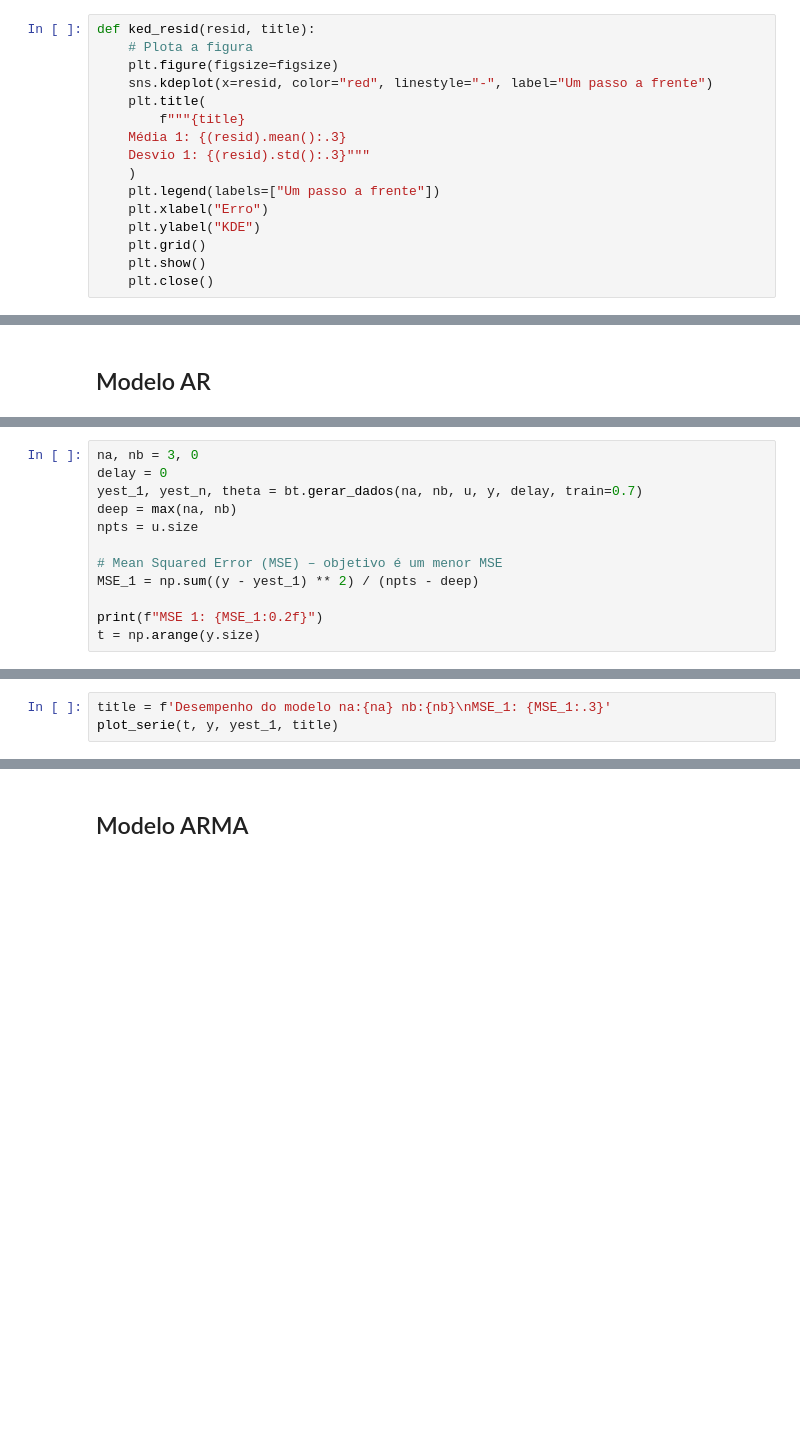
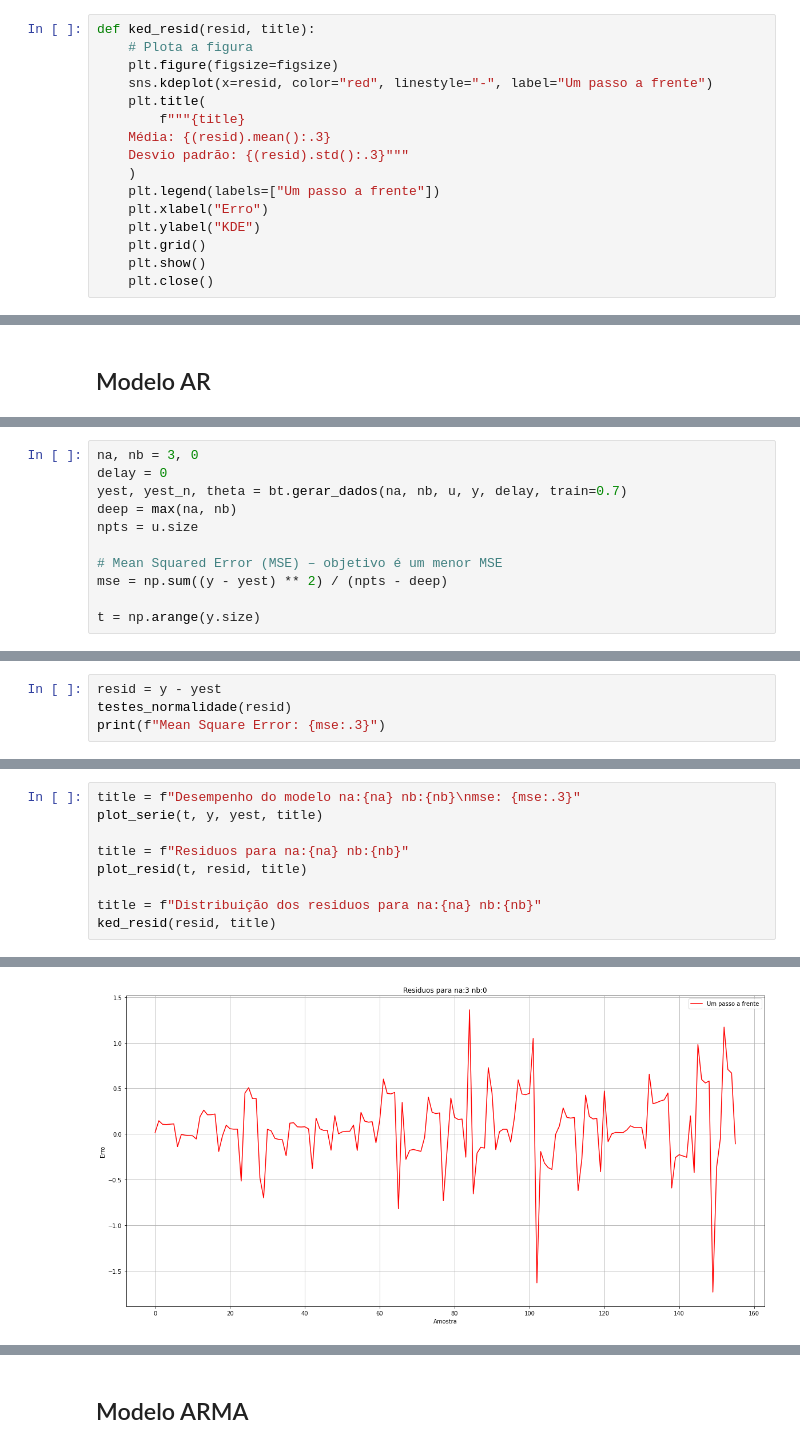
Before and after one commit to CaioMizerkowski/mestrado, a Jupyter notebook: EELT7016/trabalho_01.ipynb, the cells around one changed output, grey strips where cells are left out. Saved outputs shown, nothing was run; the diff lists cells and outputs as text; blank space fills up the shorter version.

Commit message:
🚧: separação das funções para o treinamento do modelo ARMA made by Caio Mizerkowski for college

```diff
--- a/EELT7016/trabalho_01.ipynb
+++ b/EELT7016/trabalho_01.ipynb
@@ -45,8 +47,8 @@ def ked_resid(resid, title):
     sns.kdeplot(x=resid, color="red", linestyle="-", label="Um passo a frente")
     plt.title(
         f"""{title}
-    Média 1: {(resid).mean():.3}
-    Desvio 1: {(resid).std():.3}"""
+    Média: {(resid).mean():.3}
+    Desvio padrão: {(resid).std():.3}"""
     )
     plt.legend(labels=["Um passo a frente"])
     plt.xlabel("Erro")
@@ -137,12 +162,11 @@ Número de pontos: 156
 # %%
 na, nb = 3, 0
 delay = 0
-yest_1, yest_n, theta = bt.gerar_dados(na, nb, u, y, delay, train=0.7)
+yest, yest_n, theta = bt.gerar_dados(na, nb, u, y, delay, train=0.7)
 deep = max(na, nb)
 npts = u.size
 
 # Mean Squared Error (MSE) – objetivo é um menor MSE
-MSE_1 = np.sum((y - yest_1) ** 2) / (npts - deep)
+mse = np.sum((y - yest) ** 2) / (npts - deep)
 
-print(f"MSE 1: {MSE_1:0.2f}")
 t = np.arange(y.size)
@@ -150,0 +175,4 @@ MSE 1: 0.16
+# %%
+resid = y - yest
+testes_normalidade(resid)
+print(f"Mean Square Error: {mse:.3}")
@@ -151,5 +189,12 @@ MSE 1: 0.16
 # %%
-title = f'Desempenho do modelo na:{na} nb:{nb}\nMSE_1: {MSE_1:.3}'
-plot_serie(t, y, yest_1, title)
+title = f"Desempenho do modelo na:{na} nb:{nb}\nmse: {mse:.3}"
+plot_serie(t, y, yest, title)
+
+title = f"Residuos para na:{na} nb:{nb}"
+plot_resid(t, resid, title)
+
+title = f"Distribuição dos residuos para na:{na} nb:{nb}"
+ked_resid(resid, title)
 # %% [output]
 [figure]
+[figure, added]
```
Also changed, not shown: parts of 38 cells of this notebook.
